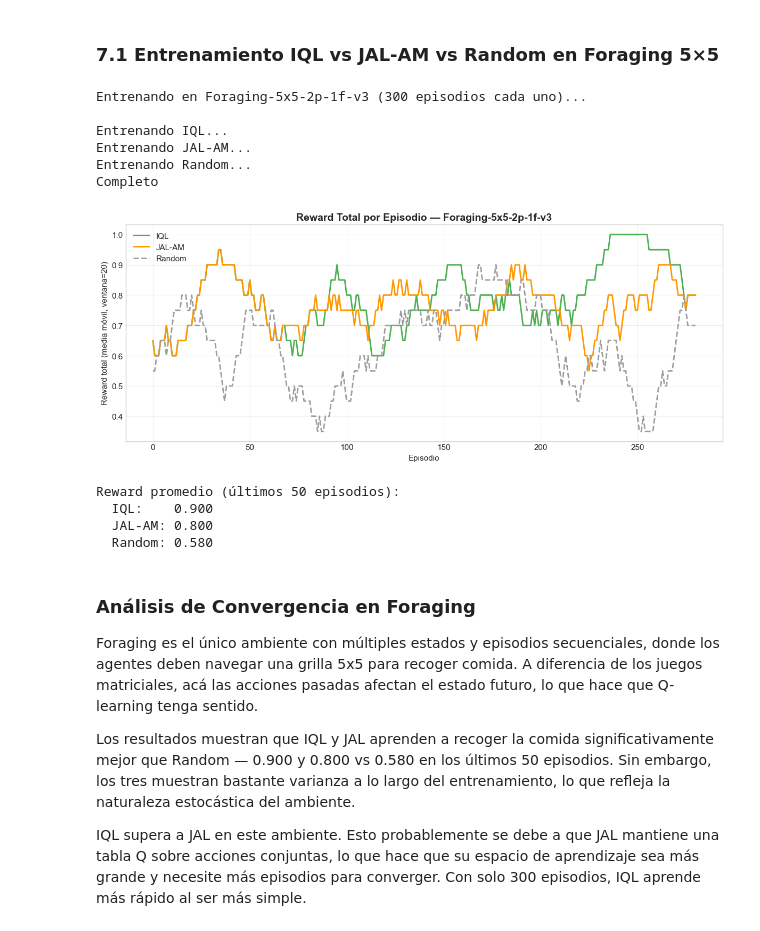
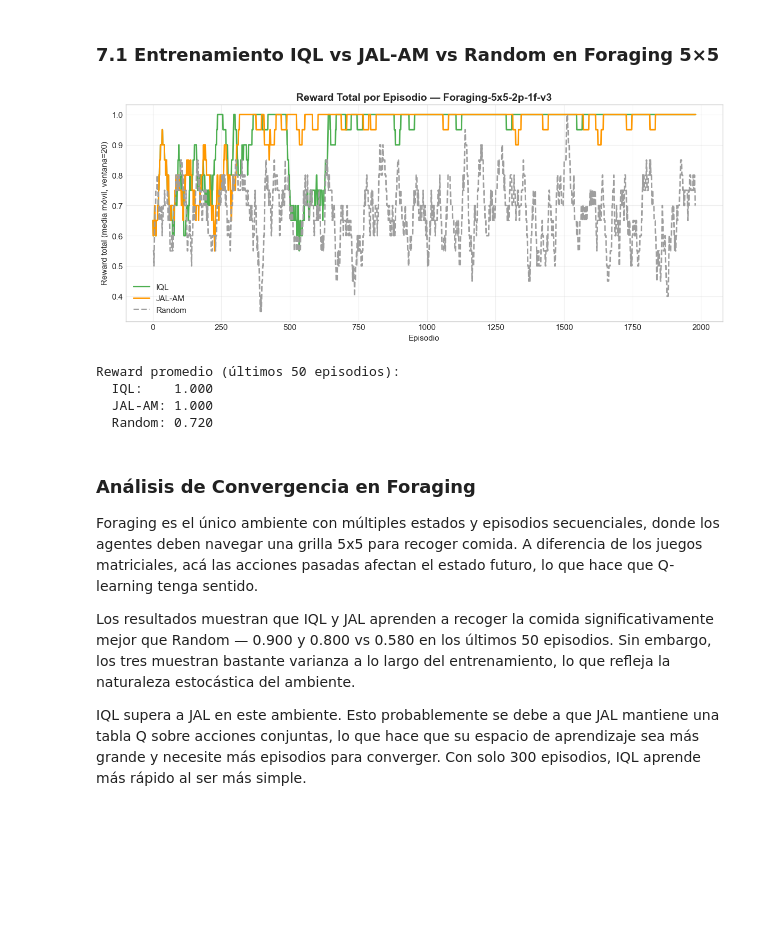
Before and after one commit to joacoguerrae/sistemas_multiagente, a Jupyter notebook: obligatorio/obligatorio_sanes_guerra/run_joaco.ipynb, the cells around one changed output. Cells and saved outputs as stored; diff of their text form; code cells hidden in the pictures; blank space fills up the shorter version.

Commit message:
50k episodios

```diff
--- a/obligatorio/obligatorio_sanes_guerra/run_joaco.ipynb
+++ b/obligatorio/obligatorio_sanes_guerra/run_joaco.ipynb
@@ -273,7 +287,7 @@ from agents.jal import JAL
 import lbforaging
 from games.foraging import Foraging
 
-def run_foraging_experiment(config, agent_name, n_episodes=200, seed=42):
+def run_foraging_experiment(config, agent_name, n_episodes=2000, seed=42):
     """Entrena agentes IQL o JAL en el ambiente Foraging y retorna rewards totales por episodio."""
     episode_rewards = []
 
@@ -321,47 +335,41 @@ print('✅ Funciones de Foraging definidas (JAL reloaded)')
 ### 7.1 Entrenamiento IQL vs JAL-AM vs Random en Foraging 5×5
 # %%
 config = "Foraging-5x5-2p-1f-v3"
-n_ep = 300
+n_ep = 2000
 
 import warnings
 warnings.filterwarnings('ignore')
 
 iql_rewards = run_foraging_experiment(config, 'IQL', n_episodes=n_ep)
 jal_rewards = run_foraging_experiment(config, 'JAL', n_episodes=n_ep)
 rnd_rewards = run_foraging_experiment(config, 'Random', n_episodes=n_ep)
 
 def smooth(data, window=20):
     return np.convolve(data, np.ones(window)/window, mode='valid')
 
 fig, ax = plt.subplots(figsize=(12, 5))
 ax.plot(smooth(iql_rewards), label='IQL', color=AGENT_COLORS['IQL'], linewidth=2)
 ax.plot(smooth(jal_rewards), label='JAL-AM', color=AGENT_COLORS['JAL'], linewidth=2)
 ax.plot(smooth(rnd_rewards), label='Random', color=AGENT_COLORS['Random'], linewidth=2, linestyle='--')
 
 ax.set_title(f'Reward Total por Episodio — {config}', fontsize=14, fontweight='bold')
 ax.set_xlabel('Episodio')
 ax.set_ylabel('Reward total (media móvil, ventana=20)')
 ax.legend(fontsize=11)
 ax.grid(True, alpha=0.3)
 plt.tight_layout()
 plt.show()
 
 print(f"Reward promedio (últimos 50 episodios):")
 print(f"  IQL:    {np.mean(iql_rewards[-50:]):.3f}")
 print(f"  JAL-AM: {np.mean(jal_rewards[-50:]):.3f}")
 print(f"  Random: {np.mean(rnd_rewards[-50:]):.3f}")
 # %% [output]
+[figure, new version]
-Entrenando en Foraging-5x5-2p-1f-v3 (300 episodios cada uno)...
-
-Entrenando IQL...
-Entrenando JAL-AM...
-Entrenando Random...
-Completo
+Reward promedio (últimos 50 episodios):
+  IQL:    1.000
+  JAL-AM: 1.000
+  Random: 0.720
-[figure, old version]
-Reward promedio (últimos 50 episodios):
-  IQL:    0.900
-  JAL-AM: 0.800
-  Random: 0.580
 # %% [markdown]
 ### Análisis de Convergencia en Foraging
 Foraging es el único ambiente con múltiples estados y episodios secuenciales, donde los agentes deben navegar una grilla 5x5 para recoger comida. A diferencia de los juegos matriciales, acá las acciones pasadas afectan el estado futuro, lo que hace que Q-learning tenga sentido.
```
Also changed, not shown: parts of 12 cells of this notebook.
